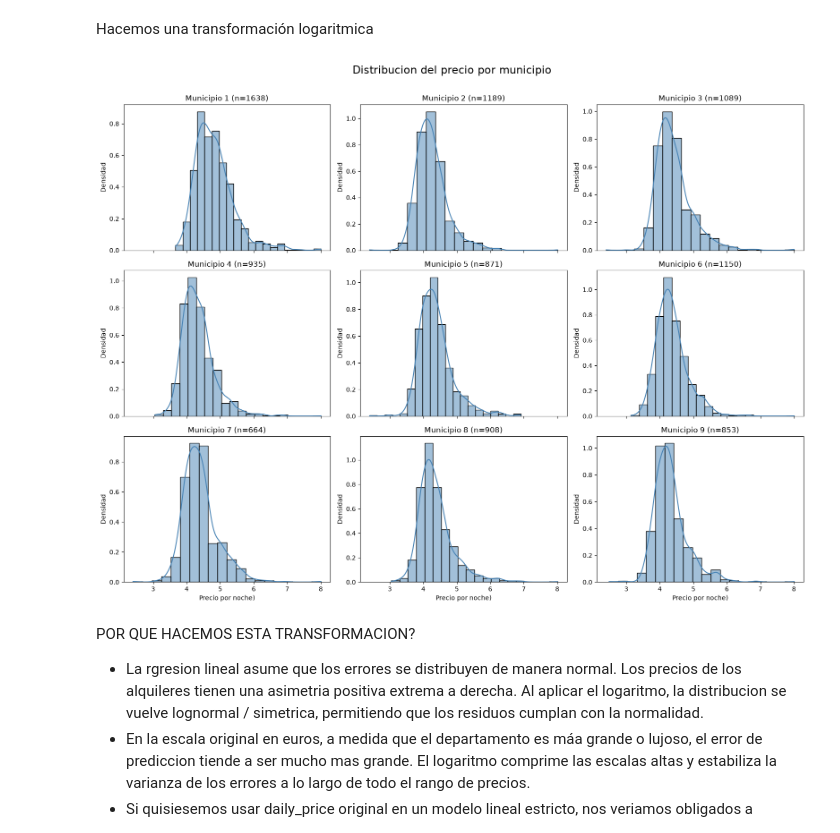
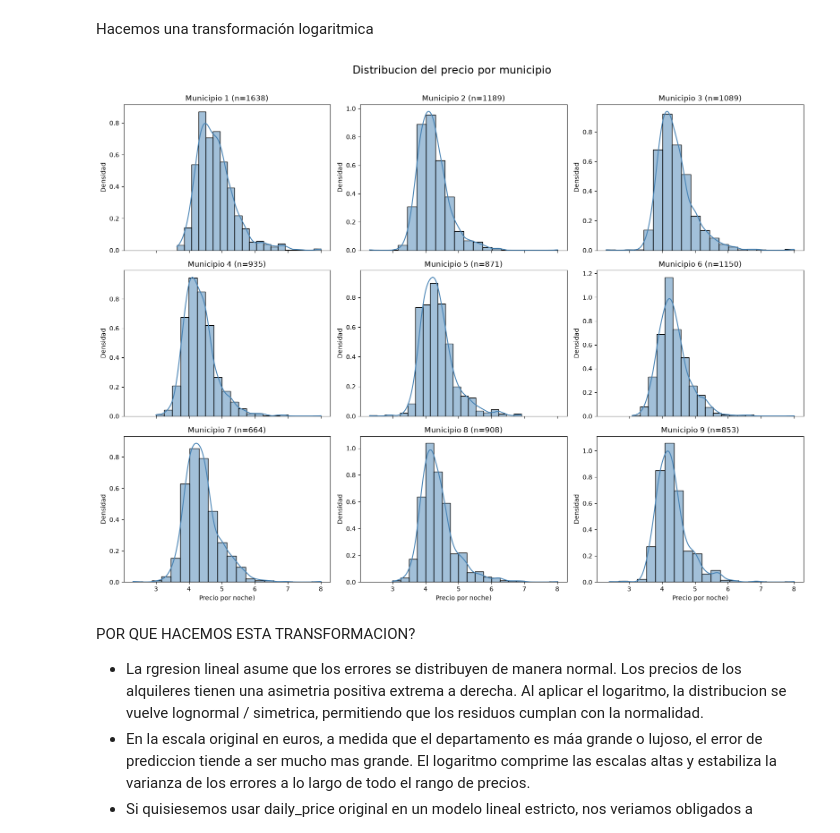
Before and after one commit to santidrelew/tp-mpg, a Jupyter notebook: notebooks/01_EDA.ipynb, the cells around one changed output. Cells and saved outputs as stored; diff of their text form; code cells hidden in the pictures.

```diff
--- a/notebooks/01_EDA.ipynb
+++ b/notebooks/01_EDA.ipynb
@@ -449,6 +451,6 @@ A partir de este analisis, eliminaremos de nuestro modelo las siguientes variabl
 # %%
 df_analisis.drop(columns=[
-    "availability_30", "availability_60", "availability_90",
+    "availability_30", "availability_60", "availability_90", "latitude", "longitude",
     "review_scores_accuracy", "review_scores_cleanliness", "review_scores_checkin",
     "review_scores_communication", "review_scores_location", "review_scores_value",
     "beds"
@@ -792,11 +794,12 @@ plot_histogramas_por_municipio("daily_price")
 # %% [markdown]
 Hacemos una transformación logaritmica
 # %%
-df_analisis["log_daily_price"] = np.log1p(df_analisis["daily_price"]) # log(1 + x) para que quede positivo
+# df_analisis["log_daily_price"] = np.log(df_analisis["daily_price"]) # log(1 + x) para que quede positivo
+df_analisis["log_daily_price"] = np.log(df_analisis["daily_price"])
 
 plot_histogramas_por_municipio("log_daily_price")
 # %% [output]
-[figure, old version]
+[figure, new version]
 # %% [markdown]
 POR QUE HACEMOS ESTA TRANSFORMACION?
 * La rgresion lineal asume que los errores se distribuyen de manera normal. Los precios de los alquileres tienen una asimetria positiva extrema a derecha. Al aplicar el logaritmo, la distribucion se vuelve lognormal / simetrica, permitiendo que los residuos cumplan con la normalidad.
```
Also changed, not shown: parts of 8 cells of this notebook, 6 other files.
